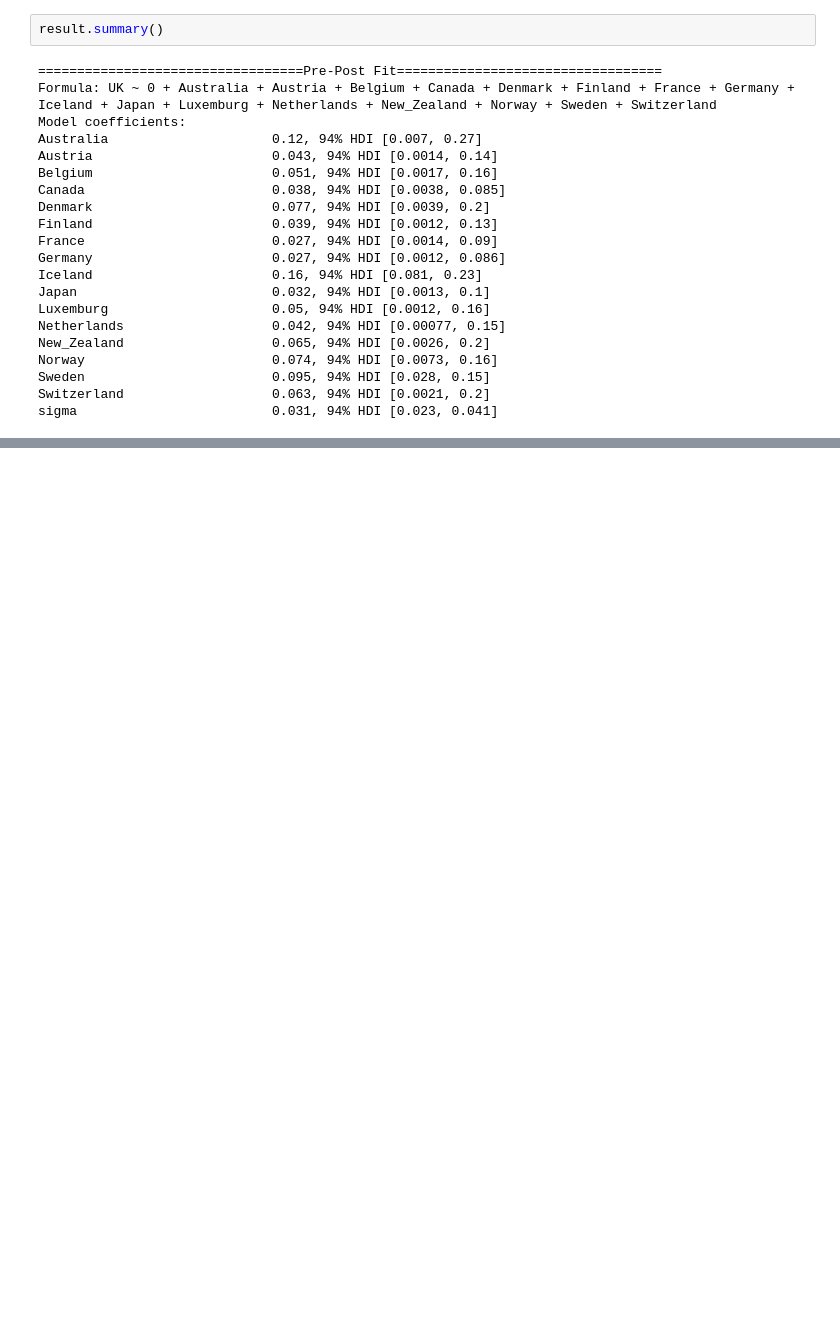
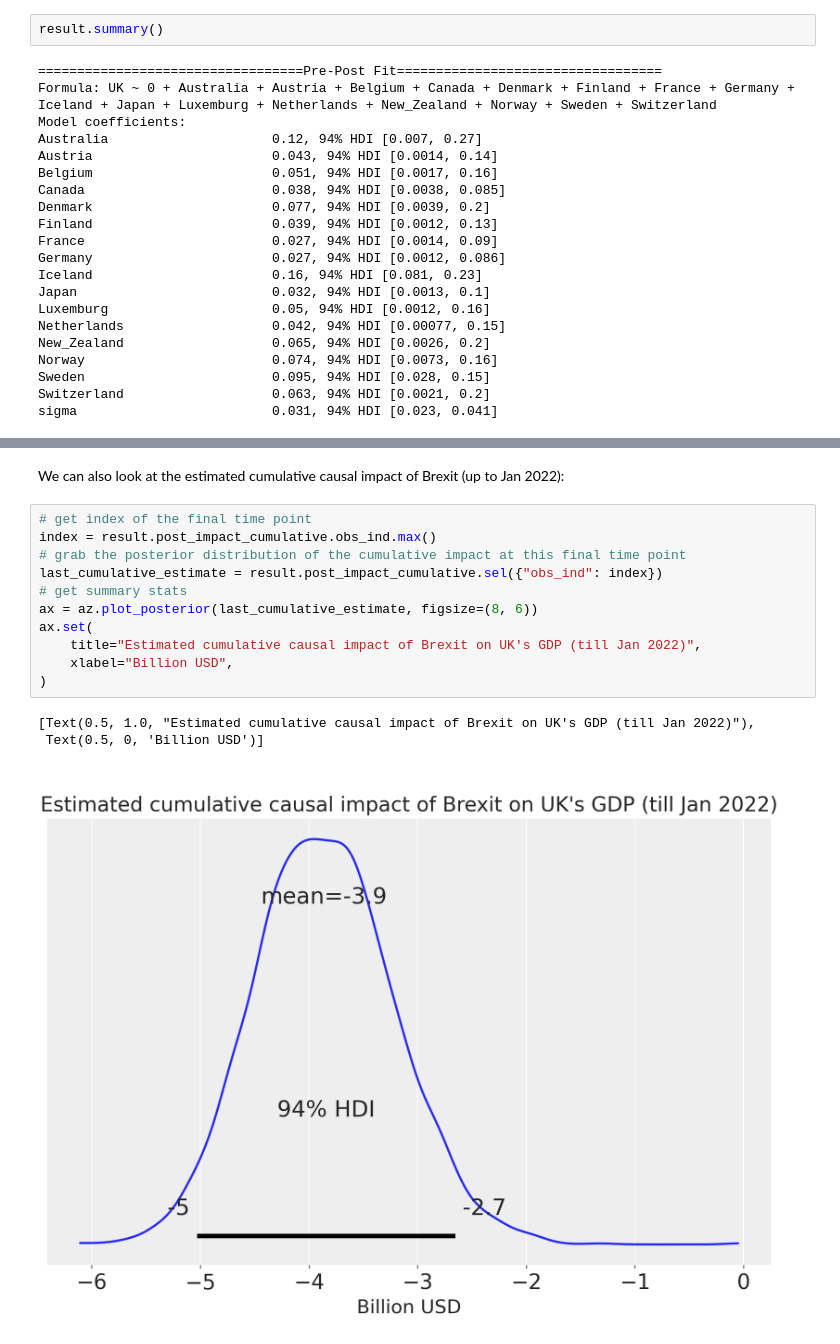
Before and after one commit to francescoamat0/causal-inference-methods, a Jupyter notebook: synthetic_control/brexit_effects.ipynb, the cells around one changed output, grey strips where cells are left out. Saved outputs shown, nothing was run; the diff lists cells and outputs as text; blank space fills up the shorter version.

```diff
--- a/synthetic_control/brexit_effects.ipynb
+++ b/synthetic_control/brexit_effects.ipynb
@@ -289,0 +288,17 @@ The `squeeze` kwarg to GroupBy is being removed.Pass .groupby(..., squeeze=False
+# %% [markdown]
+We can also look at the estimated cumulative causal impact of Brexit (up to Jan 2022):
+# %%
+# get index of the final time point
+index = result.post_impact_cumulative.obs_ind.max()
+# grab the posterior distribution of the cumulative impact at this final time point
+last_cumulative_estimate = result.post_impact_cumulative.sel({"obs_ind": index})
+# get summary stats
+ax = az.plot_posterior(last_cumulative_estimate, figsize=(8, 6))
+ax.set(
+    title="Estimated cumulative causal impact of Brexit on UK's GDP (till Jan 2022)",
+    xlabel="Billion USD",
+)
+# %% [output]
+[Text(0.5, 1.0, "Estimated cumulative causal impact of Brexit on UK's GDP (till Jan 2022)"),
+ Text(0.5, 0, 'Billion USD')]
+[figure, added]
```
Also changed, not shown: parts of 2 cells of this notebook.
